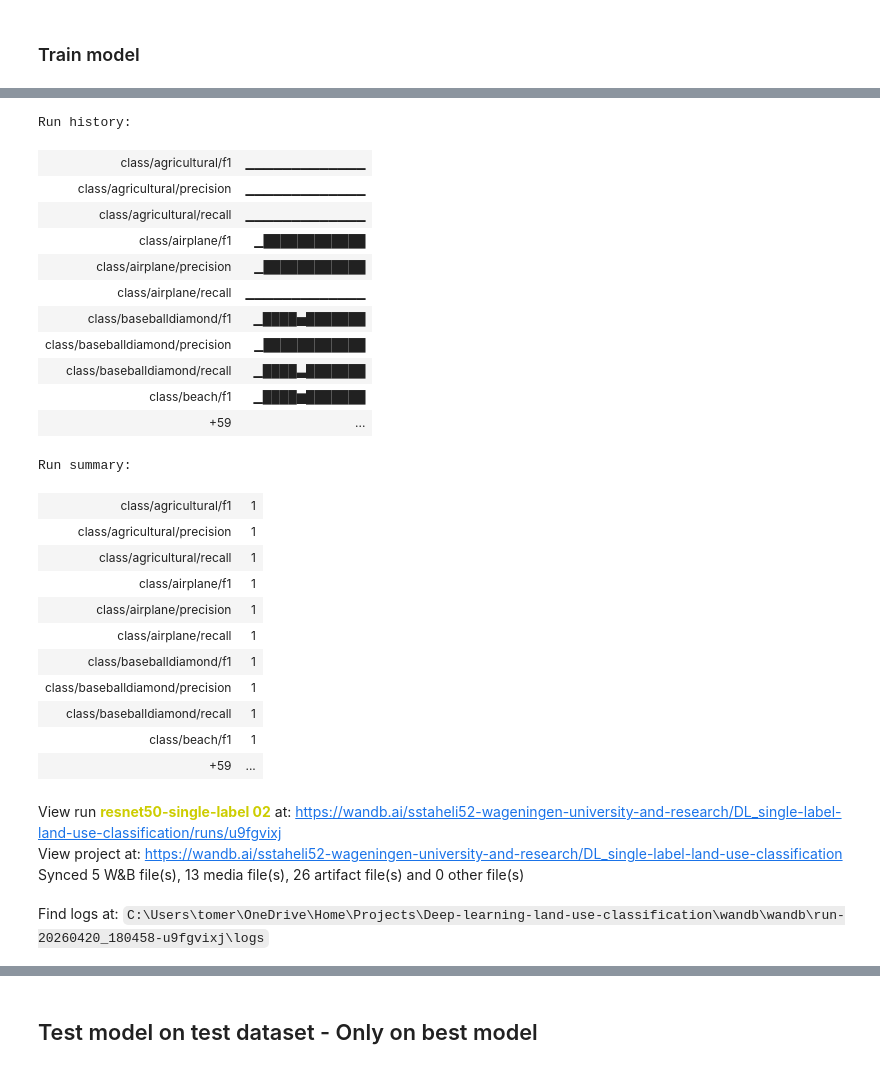
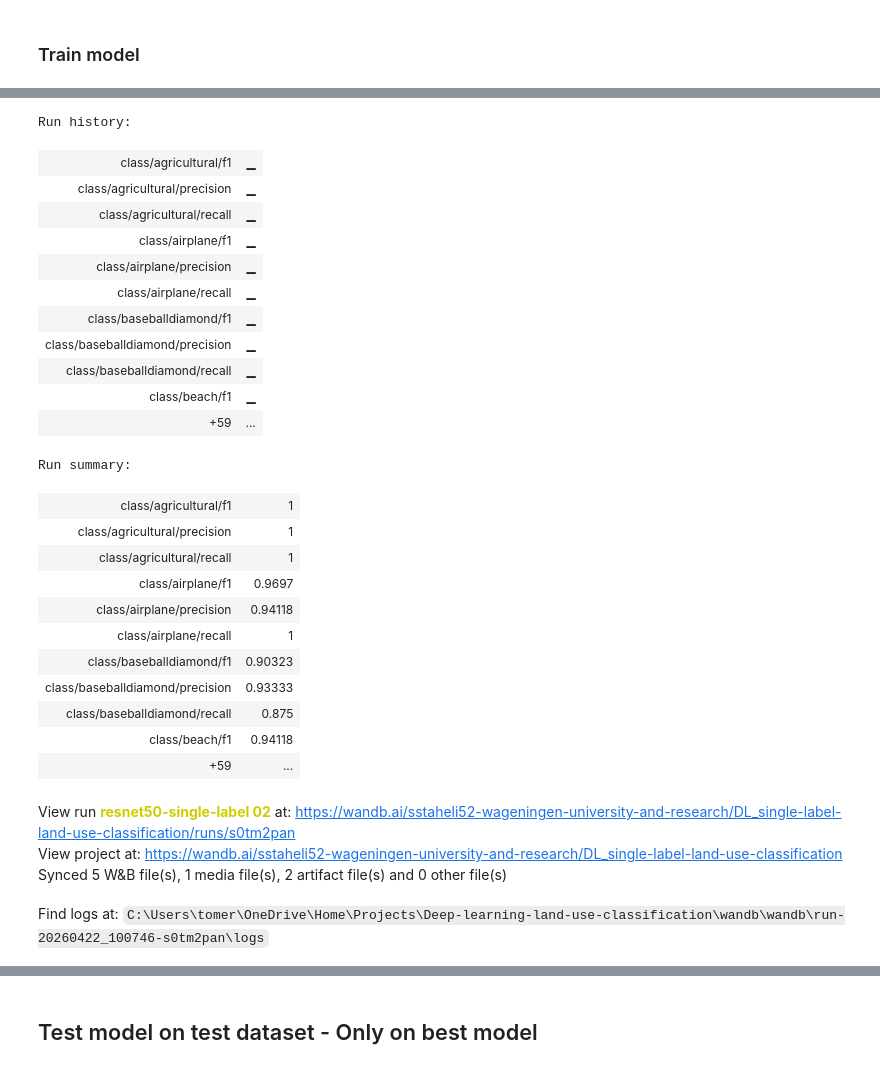
Before and after one commit to sstaheli52/Deep-learning-land-use-classification, a Jupyter notebook: notebooks/3.00_single_label_resnet50_with_imagenet.ipynb, the cells around one changed output, grey strips where cells are left out. Drawn from its saved outputs; the diff is of its cells as text; code cells hidden in the pictures.

```diff
--- a/notebooks/3.00_single_label_resnet50_with_imagenet.ipynb
+++ b/notebooks/3.00_single_label_resnet50_with_imagenet.ipynb
@@ -36,7 +36,7 @@ run = wh.init_run(
     architecture="resnet50",
     num_classes=num_classes,
     loss="CrossEntropyLoss",
-    epochs=50,
+    epochs=1,
     batch_size=32,
     learning_rate=1e-4,
     optimizer="AdamW",
@@ -188,8 +188,5 @@ for epoch in range(epochs):
 early_stopper.restore_best_weights(model)
 print("Restored best model weights.")
 
-# Plot confusion matrix
-evaluation.plot_confusion_matrix(model, val_loader, class_names, device)
-
 run.finish()
 # %% [output]
@@ -214,32 +197,32 @@ Restored best model weights.
 [interactive output not drawn]
 Run history:
-| class/agricultural/f1 | ▁▁▁▁▁▁▁▁▁▁▁▁▁ |
-| class/agricultural/precision | ▁▁▁▁▁▁▁▁▁▁▁▁▁ |
-| class/agricultural/recall | ▁▁▁▁▁▁▁▁▁▁▁▁▁ |
-| class/airplane/f1 | ▁████████████ |
-| class/airplane/precision | ▁████████████ |
-| class/airplane/recall | ▁▁▁▁▁▁▁▁▁▁▁▁▁ |
-| class/baseballdiamond/f1 | ▁████▅███████ |
-| class/baseballdiamond/precision | ▁████████████ |
-| class/baseballdiamond/recall | ▁████▃███████ |
-| class/beach/f1 | ▁████▆███████ |
+| class/agricultural/f1 | ▁ |
+| class/agricultural/precision | ▁ |
+| class/agricultural/recall | ▁ |
+| class/airplane/f1 | ▁ |
+| class/airplane/precision | ▁ |
+| class/airplane/recall | ▁ |
+| class/baseballdiamond/f1 | ▁ |
+| class/baseballdiamond/precision | ▁ |
+| class/baseballdiamond/recall | ▁ |
+| class/beach/f1 | ▁ |
 | +59 | ... |
 Run summary:
 | class/agricultural/f1 | 1 |
 | class/agricultural/precision | 1 |
 | class/agricultural/recall | 1 |
-| class/airplane/f1 | 1 |
-| class/airplane/precision | 1 |
+| class/airplane/f1 | 0.9697 |
+| class/airplane/precision | 0.94118 |
 | class/airplane/recall | 1 |
-| class/baseballdiamond/f1 | 1 |
-| class/baseballdiamond/precision | 1 |
-| class/baseballdiamond/recall | 1 |
-| class/beach/f1 | 1 |
+| class/baseballdiamond/f1 | 0.90323 |
+| class/baseballdiamond/precision | 0.93333 |
+| class/baseballdiamond/recall | 0.875 |
+| class/beach/f1 | 0.94118 |
 | +59 | ... |
-View run resnet50-single-label 02 at: https://wandb.ai/sstaheli52-wageningen-university-and-research/DL_single-label-land-use-classification/runs/u9fgvixj
+View run resnet50-single-label 02 at: https://wandb.ai/sstaheli52-wageningen-university-and-research/DL_single-label-land-use-classification/runs/s0tm2pan
 View project at: https://wandb.ai/sstaheli52-wageningen-university-and-research/DL_single-label-land-use-classification
-Synced 5 W&B file(s), 13 media file(s), 26 artifact file(s) and 0 other file(s)
+Synced 5 W&B file(s), 1 media file(s), 2 artifact file(s) and 0 other file(s)
-Find logs at: C:\Users\tomer\OneDrive\Home\Projects\Deep-learning-land-use-classification\wandb\wandb\run-20260420_180458-u9fgvixj\logs
+Find logs at: C:\Users\tomer\OneDrive\Home\Projects\Deep-learning-land-use-classification\wandb\wandb\run-20260422_100746-s0tm2pan\logs
 # %%
 # Plot confusion matrix
 # Ensure there is an active wandb run before plotting (cell 16 already called run.finish())
```
Also changed, not shown: parts of 5 cells of this notebook, 18 other files.
